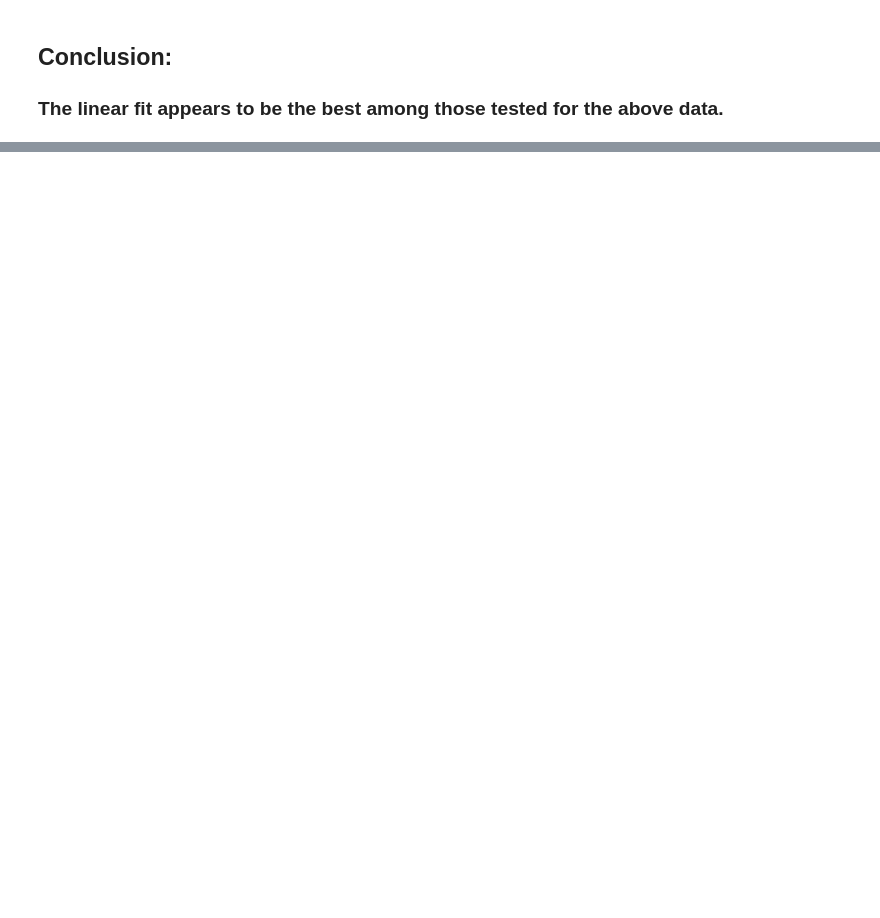
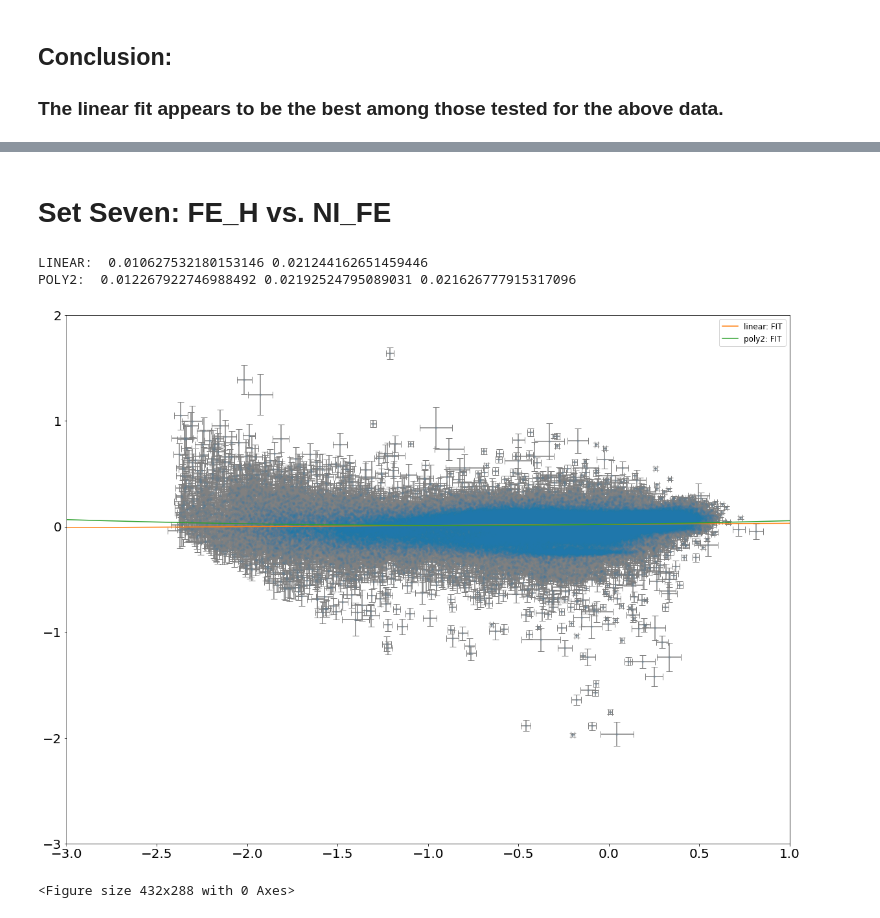
Before and after one commit to Firsttimecoding/Github-PHYS20323, a Jupyter notebook: Week11_HWb.ipynb, the cells around one changed output, grey strips where cells are left out. Saved outputs shown, nothing was run; the diff lists cells and outputs as text; code cells hidden in the pictures; blank space fills up the shorter version.

```diff
--- a/Week11_HWb.ipynb
+++ b/Week11_HWb.ipynb
@@ -491,0 +650,70 @@ NameError: name 'star' is not defined
+# %% [markdown]
+# Set Seven: FE_H vs. NI_FE
+# %%
+## create masks
+
+ct8 = (np.bitwise_and(star['aspcapflag'], badbits) == 0) &\
+      (np.bitwise_and(star['starflag'], suspectbits) == 0) &\
+      (star['FE_H'] > -1000) & (star['NI_FE'] > -1000)
+
+cut8 = np.where(ct8)[0]
+
+## create figures
+
+fig_8 = plt.figure(figsize=(20,15)) ## figure plot
+ax_8 = fig_8.add_subplot(111)
+
+## plot the raw data and error bars
+
+ax_8.scatter(star['FE_H'][cut8], star['NI_FE'][cut8],s=10,alpha=0.1)
+ax_8.errorbar((star['Fe_H'][cut8]),star['NI_FE'][cut8], xerr=(star['Fe_H_ERR'][cut8]), yerr=(star['NI_FE_ERR'][cut8]), ecolor='grey',fmt='none', capsize=5, zorder=0)
+
+ax_8.xaxis.set_tick_params(labelsize=20)
+ax_8.yaxis.set_tick_params(labelsize=20)
+
+## Linear Fit:
+
+slope_7, intercept_7 = mcFit2(linear, star['Fe_H'][cut8], star['NI_FE'][cut8], star['NI_FE_ERR'][cut8], star['Fe_H_ERR'][cut8])
+print("LINEAR: ",slope_7, intercept_7)
+
+## Polynomial degree 2 Fit:
+
+param7_1_1, param7_2_1, param7_3_1 = mcFit3(poly2, star['Fe_H'][cut8], star['NI_FE'][cut8], star['NI_FE_ERR'][cut8], star['Fe_H_ERR'][cut8])
+print("POLY2: ", param7_1_1, param7_2_1, param7_3_1)
+
+## Polynomial degree 3 Fit:
+
+#param7_1_2, param7_2_2, param7_3_2, param7_4_2 = mcFit4(poly3, star['Fe_H'][cut8], star['NI_FE'][cut8], star['NI_FE_ERR'][cut8], star['Fe_H_ERR'][cut8])
+#print("POLY3: ", param7_1_2, param7_2_2, param7_3_2, param7_4_2)
+
+## Cosine Fit:
+
+#param7_1_3, param7_2_3, param7_3_3, param7_4_3 = mcFit4(cosfit, star['Fe_H'][cut8], star['NI_FE'][cut8], star['NI_FE_ERR'][cut8], star['Fe_H_ERR'][cut8])
+#print("COSFIT: ", param7_1_3, param7_2_3, param7_3_3, param7_4_3)
+
+
+# PLOT FITS
+x_plot_7 = np.linspace(-3,1,1000) # X-PLOTING FOR FITS
+#linear fit:
+ax_8.plot(x_plot_7,linear(x_plot_7, slope_7, intercept_7), label='linear: FIT')
+#poly2 fit:
+ax_8.plot(x_plot_7,poly2(x_plot_7, param7_1_1, param7_2_1, param7_3_1), label='poly2: FIT')
+#poly3 fit:
+#ax_8.plot(x_plot_7,poly3(x_plot_7, param7_1_2, param7_2_2, param7_3_2, param7_4_2), label='poly3: FIT')
+#cosine fit:
+#ax_8.plot(x_plot_7,cosfit(x_plot_7, param7_1_3, param7_2_3, param7_3_3, param7_4_3), label='cosfit: FIT')
+
+ax_8.set_xlim(-3.0,1)
+ax_8.set_ylim(-3.0,2)
+
+plt.legend(loc='best', fontsize=12)
+plt.show()
+
+## save the graph
+
+plt.savefig("FE_H vs. NI_FE.png")
+# %% [output]
+LINEAR:  0.010627532180153146 0.021244162651459446
+POLY2:  0.012267922746988492 0.02192524795089031 0.021626777915317096
+[figure, added]
+<Figure size 432x288 with 0 Axes>
```
Also changed, not shown: parts of 21 cells of this notebook, 2 other files.
